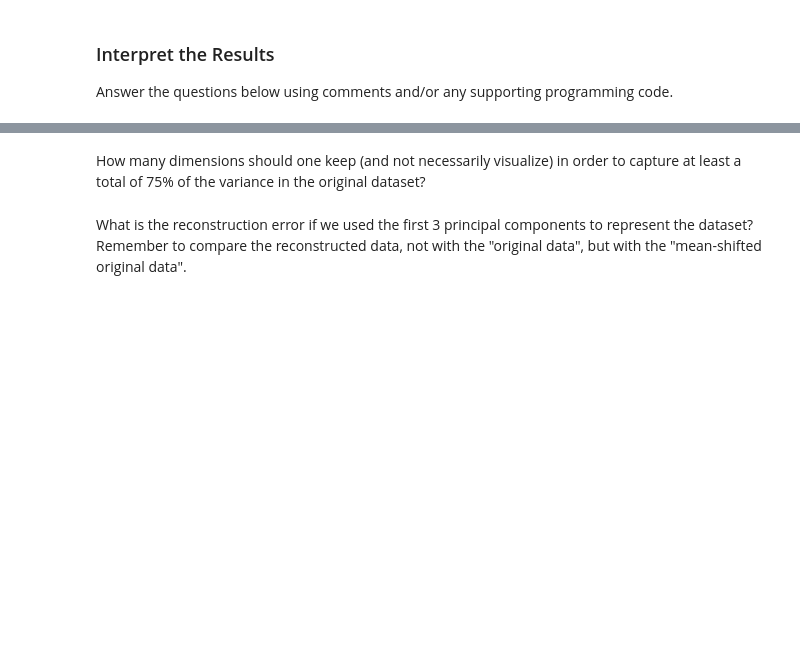
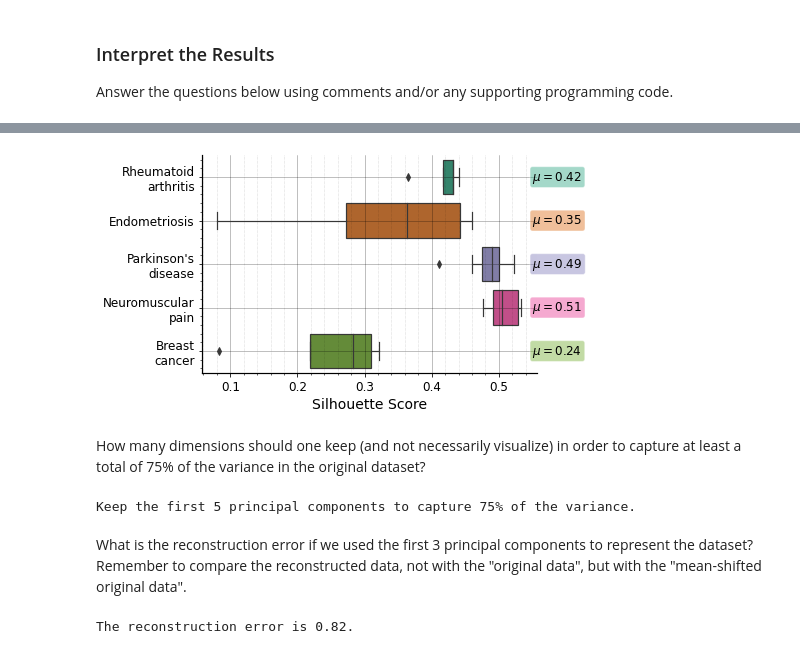
Before and after one commit to Kabilan108/drexel-coursework, a Jupyter notebook: bmes547/3_pca/homework/hwpca.ipynb, the cells around one changed output, grey strips where cells are left out. Cells and saved outputs as stored; diff of their text form; code cells hidden in the pictures; blank space fills up the shorter version.

```diff
--- a/bmes547/3_pca/homework/hwpca.ipynb
+++ b/bmes547/3_pca/homework/hwpca.ipynb
@@ -36,7 +111,67 @@ Support your observation with quantitative analysis.
+# %%
+# Compute the silhouette scores for each sample
+si = silhouette_samples(X, samples)
+
+# Compute the mean silhouette score for each cluster
+silhoutte_scores = {}
+for label in np.unique(samples):
+    silhoutte_scores[label] = np.mean(si[samples == label])
+
+# Plot the silhouette scores
+fig, ax = plt.subplots(1, 1, figsize=(6, 4))
+
+g = sns.boxplot(
+    x=si, y=[x.replace(' ', '\n') for x in samples], ax=ax, palette='Dark2',
+    saturation=0.6, width=0.8, linewidth=1.2,
+    boxprops={'alpha': 1}
+)
+
+# Axis labels size
+ax.set_xlabel('Silhouette Score', fontsize=14)
+ax.tick_params(axis='both', labelsize=12)
+
+# Figure appearance
+ax.spines[['top', 'right']].set_visible(False)
+ax.spines[['left', 'bottom']].set_linewidth(1.2)
+ax.minorticks_on()
+ax.grid(which='minor', axis='x', linestyle=':', linewidth='0.5', color='black', alpha=0.3)
+ax.grid(which='major', linestyle='-', linewidth='0.5', color='black', alpha=0.5)
+
+
+# Show mean silhouette scores
+labels = [x.get_text().replace('\n', ' ') for x in g.get_yticklabels()]
+colors = sns.color_palette('Dark2', n_colors=len(labels))
+for i, (label, color) in enumerate(zip(labels, colors)):
+    ax.text(
+        x=0.55, y=i, s=f'$\mu=${silhoutte_scores[label]:.2f}',
+        fontsize=12, ha='left', va='center', color='black',
+        bbox=dict(
+            facecolor=color, edgecolor='white', boxstyle='round,pad=0.2',
+            alpha=0.4,
+        )
+    )
+# %% [output]
+[figure, added]
 # %% [markdown]
 How many dimensions should one keep (and not necessarily visualize) in order to
 capture at least a total of 75% of the variance in the original dataset?
+# %%
+for i in range(1, len(V)):
+    if np.sum(V[:i]) >= 0.75:
+        print(f'Keep the first {i} principal components to capture 75% of the variance.')
+        break
+# %% [output]
+Keep the first 5 principal components to capture 75% of the variance.
 # %% [markdown]
 What is the reconstruction error if we used the first 3 principal components to
 represent the dataset? Remember to compare the reconstructed data, not with the
 "original data", but with the "mean-shifted original data".
+# %%
+# Reconstruct the data using the first 3 principal components
+Xrec = np.matmul(Y[:, :3], pca.components_[:3, :])
+
+# Compute the reconstruction error
+err = mean_squared_error(X, Xrec)
+print(f'The reconstruction error is {err:.2f}.')
+# %% [output]
+The reconstruction error is 0.82.
```
Also changed, not shown: parts of 5 cells of this notebook.
